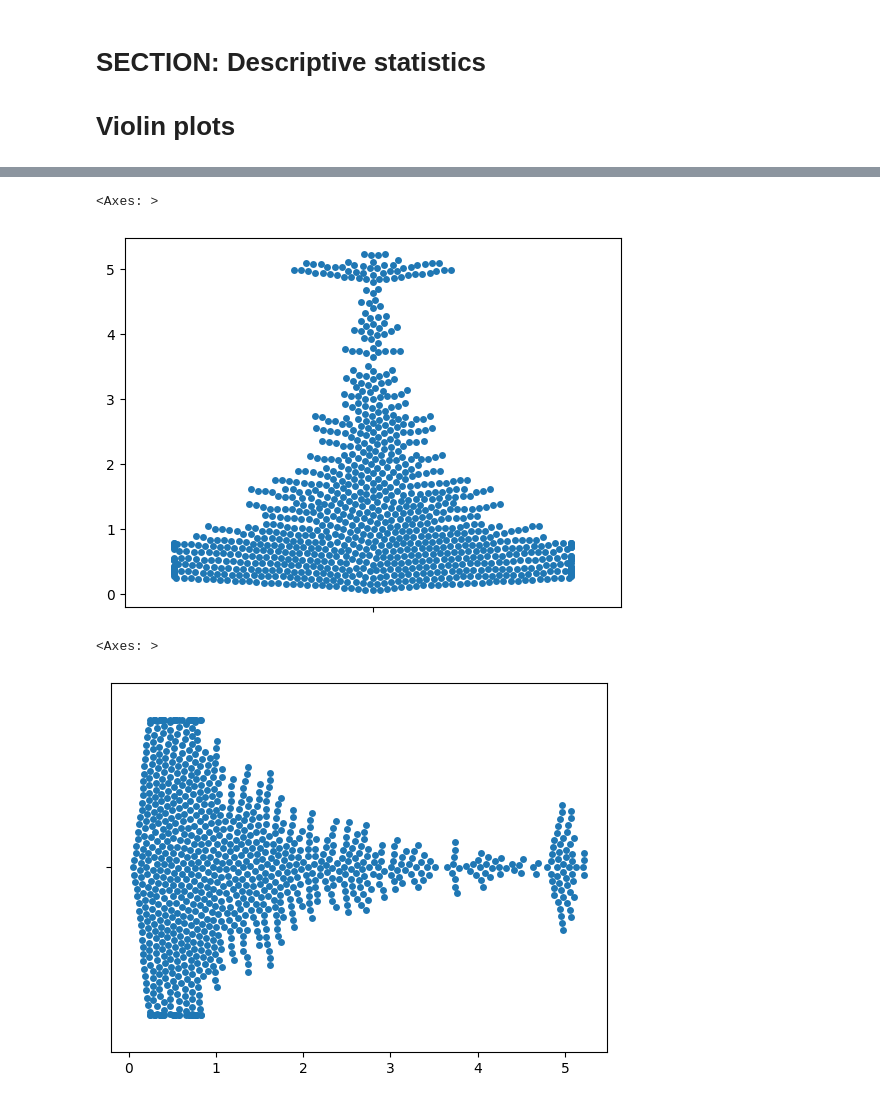
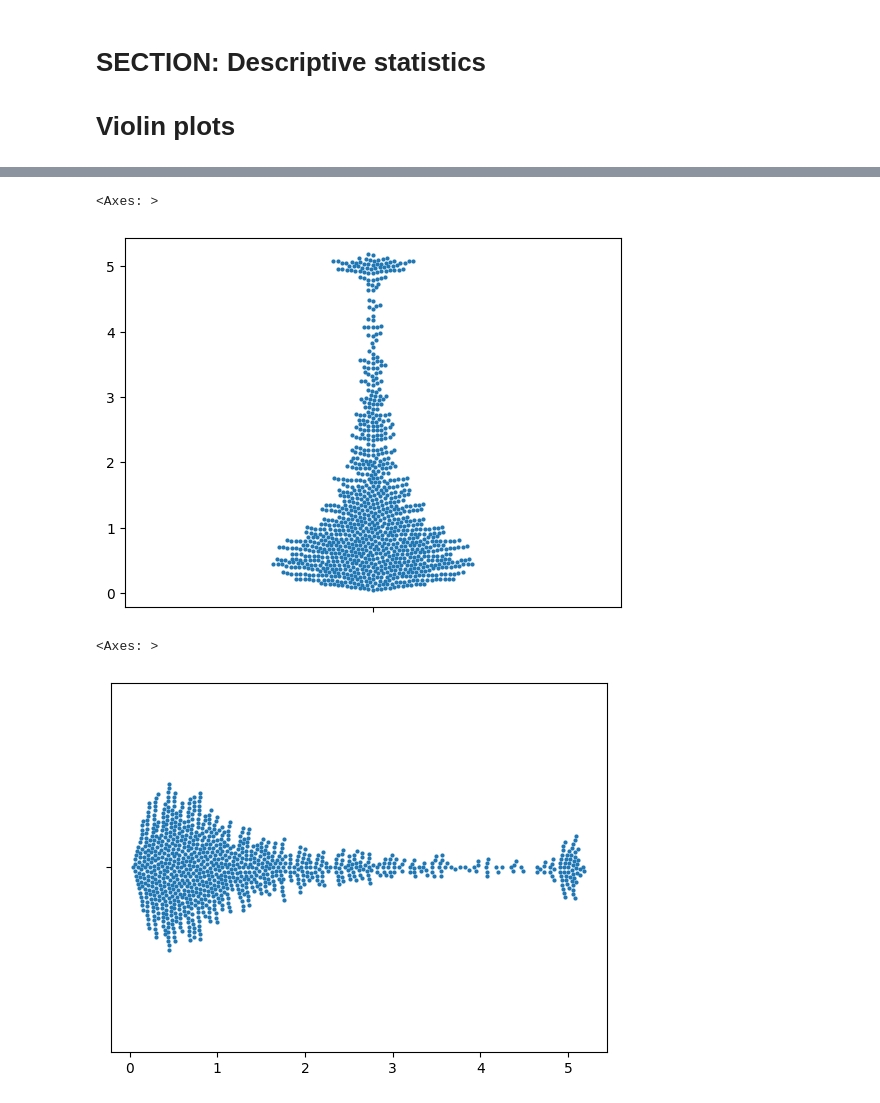
Before and after one commit to SiracencoSerghei/Statistics_and_ML, a Jupyter notebook: 2.2_descriptives/stats_descriptives_violin.ipynb, the cells around one changed output, grey strips where cells are left out. Saved outputs shown, nothing was run; the diff lists cells and outputs as text; code cells hidden in the pictures.

Commit message:
violin plots

```diff
--- a/2.2_descriptives/stats_descriptives_violin.ipynb
+++ b/2.2_descriptives/stats_descriptives_violin.ipynb
@@ -37,14 +37,14 @@ plt.show()
 # %%
 # another option: swarm plot
 
 import seaborn as sns
-sns.swarmplot(data,orient='v')
+sns.swarmplot(data,orient='v', size=3)
 # %% [output]
 <Axes: >
-[figure, old version]
+[figure, new version]
 # %%
 # another option: swarm plot
-sns.swarmplot(data,orient='h')
+sns.swarmplot(data,orient='h', size=3)
 # %% [output]
 <Axes: >
-[figure, old version]
+[figure, new version]
```
Also changed, not shown: parts of 5 cells of this notebook.
